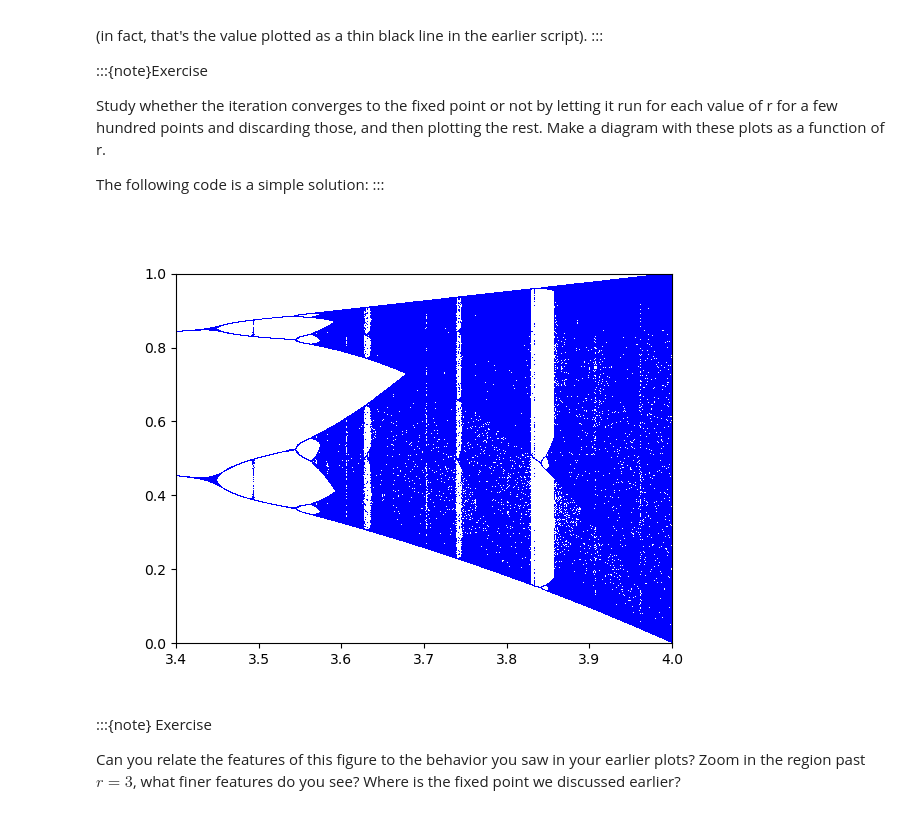
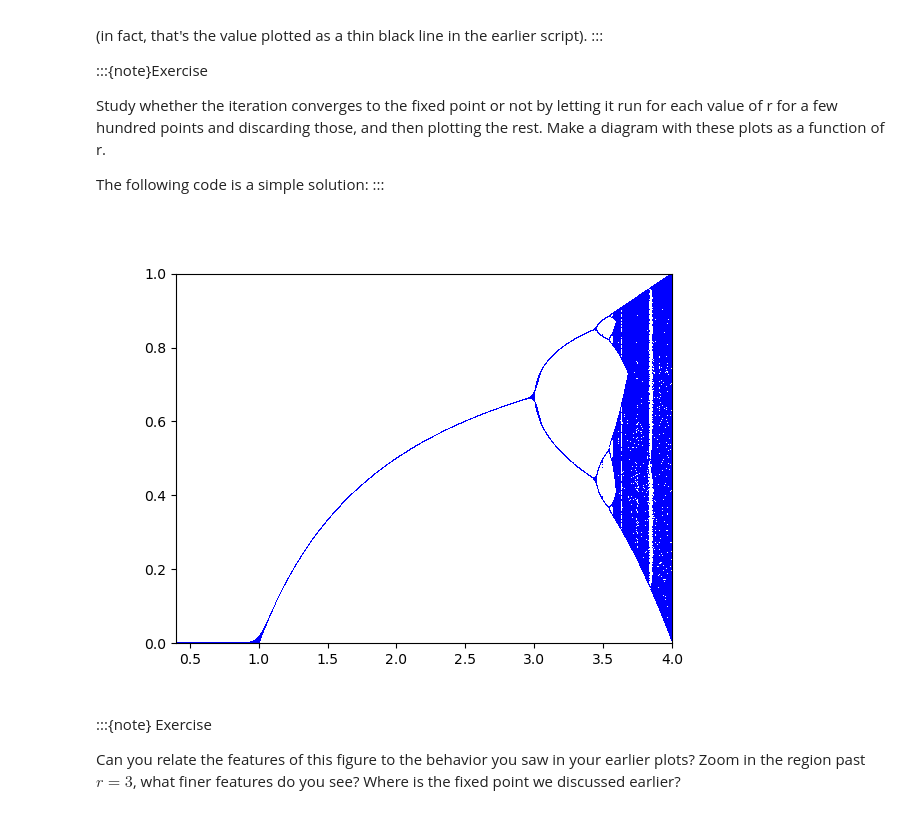
Before and after one commit to UCB-stat-159-s23/site, a Jupyter notebook: lectures/simple-numerical-chaos.ipynb, the cells around one changed output. Cells and saved outputs as stored; diff of their text form; code cells hidden in the pictures.

```diff
--- a/lectures/simple-numerical-chaos.ipynb
+++ b/lectures/simple-numerical-chaos.ipynb
@@ -154,28 +154,29 @@ The following code is a simple solution:
 :::
 # %%
 def f(x, r):
-    return r*x*(1-x)
+    #return r*x*(1-x)
+    return r*x -r*x**2
 
 num_points = 500
 drop_points = 50
-rmin, rmax = 3.4, 4
+rmin, rmax = .4, 4
 xmin, xmax = 0, 1
 x0 = 0.65
 fig, ax = plt.subplots()
 ax.set_xlim(rmin, rmax)
 ax.set_ylim(xmin, xmax)
 for r in np.linspace(rmin, rmax, 2000):
     x = np.empty(num_points)
     x[0] = x0
     for n in range(1, num_points):
         x[n] = f(x[n-1], r)
     x = x[drop_points:]
     rplot = r*np.ones_like(x)
     ax.plot(rplot, x, 'b,')
 
 plt.show()
 # %% [output]
-[figure, old version]
+[figure, new version]
 # %% [markdown]
 :::{note} Exercise
 
```
Also changed, not shown: parts of 4 cells of this notebook.
